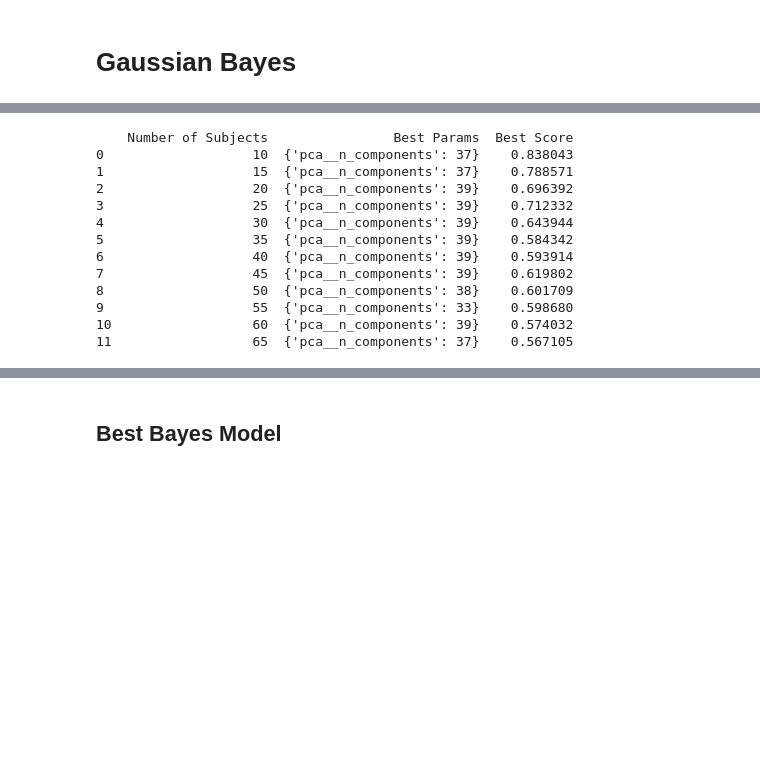
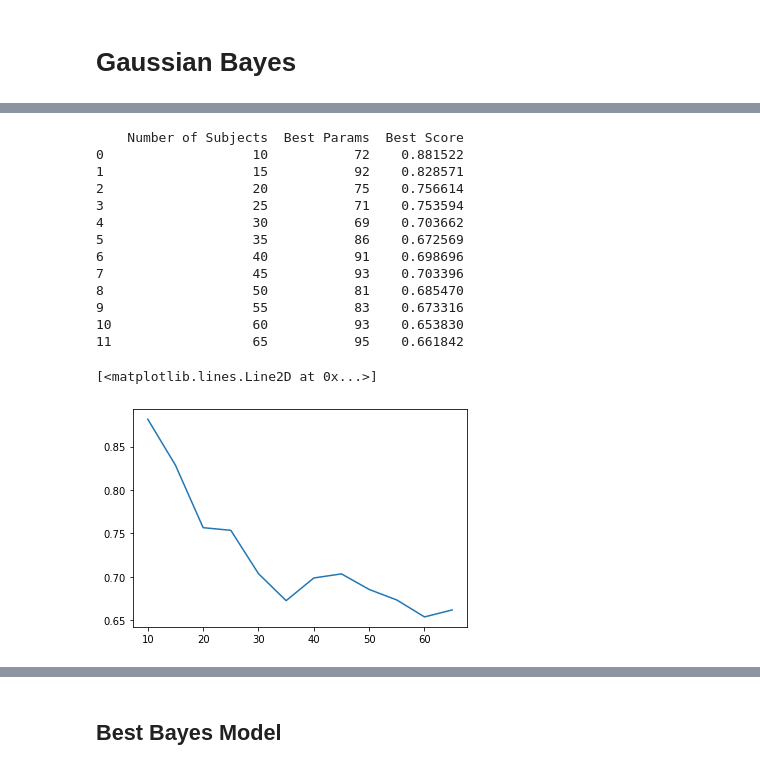
Before and after one commit to Dkashkett/Image_classification_, a Jupyter notebook: Task2.ipynb, the cells around one changed output, grey strips where cells are left out. Cells and saved outputs as stored; diff of their text form; code cells hidden in the pictures; blank space fills up the shorter version.

```diff
--- a/Task2.ipynb
+++ b/Task2.ipynb
@@ -167,0 +158,10 @@ pcplot3d()
+# %%
+#create face dataset
+data, labels = make_pose_dataset(raw_pose, num_subjects=10, augmented=False)
+#split data into train and test
+X_train, X_test, y_train, y_test = train_test_split(data, labels,
+                                                    test_size=0.1, random_state=42, shuffle='true', stratify=labels)
+X_train = X_train/255
+X_test = X_test/255
+print(X_train.shape)
+print(X_test.shape)
@@ -168,11 +171,2 @@ pcplot3d()
 # %% [markdown]
 # Gaussian Bayes
-# %%
-#Pipeline Components
-scaler = StandardScaler()
-pca = PCA()
-gnb = GaussianNB()
-cv = RepeatedStratifiedKFold(n_splits=5, n_repeats=2, random_state=1)
-param_grid = {
-    'pca__n_components': [i for i in range(1,40)]
-}
@@ -193,26 +262,37 @@ for i in range(len(num_sub)):
                                                     random_state=42,
                                                     shuffle='true',
                                                     stratify=labels)
-    search = GridSearchCV(pipe_without_scaling, param_grid, scoring='accuracy', n_jobs=-1, cv=5)
+    X_train = X_train/255
+    X_test = X_test/255
+
+    search = GridSearchCV(pipe, param_grid, scoring='accuracy', n_jobs=-1, cv=5)
     search.fit(X_train, y_train)
     best_score.append(search.best_score_)
     best_params.append(search.best_params_)
-results_og = pd.DataFrame({'Number of Subjects':num_sub, 'Best Params':best_params, 'Best Score': best_score})
+
+results_og = pd.DataFrame({'Number of Subjects':num_sub,
+                           'Best Params':[i['pca__n_components'] for i in best_params],
+                           'Best Score': best_score})
 print(results_og)
 # %% [output]
-    Number of Subjects                Best Params  Best Score
-0                   10  {'pca__n_components': 37}    0.838043
-1                   15  {'pca__n_components': 37}    0.788571
-2                   20  {'pca__n_components': 39}    0.696392
-3                   25  {'pca__n_components': 39}    0.712332
-4                   30  {'pca__n_components': 39}    0.643944
-5                   35  {'pca__n_components': 39}    0.584342
-6                   40  {'pca__n_components': 39}    0.593914
-7                   45  {'pca__n_components': 39}    0.619802
-8                   50  {'pca__n_components': 38}    0.601709
-9                   55  {'pca__n_components': 33}    0.598680
-10                  60  {'pca__n_components': 39}    0.574032
-11                  65  {'pca__n_components': 37}    0.567105
+    Number of Subjects  Best Params  Best Score
+0                   10           72    0.881522
+1                   15           92    0.828571
+2                   20           75    0.756614
+3                   25           71    0.753594
+4                   30           69    0.703662
+5                   35           86    0.672569
+6                   40           91    0.698696
+7                   45           93    0.703396
+8                   50           81    0.685470
+9                   55           83    0.673316
+10                  60           93    0.653830
+11                  65           95    0.661842
+# %%
+plt.plot(results_og['Number of Subjects'], results_og['Best Score'])
+# %% [output]
+[<matplotlib.lines.Line2D at 0x...>]
+[figure, added]
 # %%
 best_score = []
 best_params = []
```
Also changed, not shown: parts of 25 cells of this notebook.
